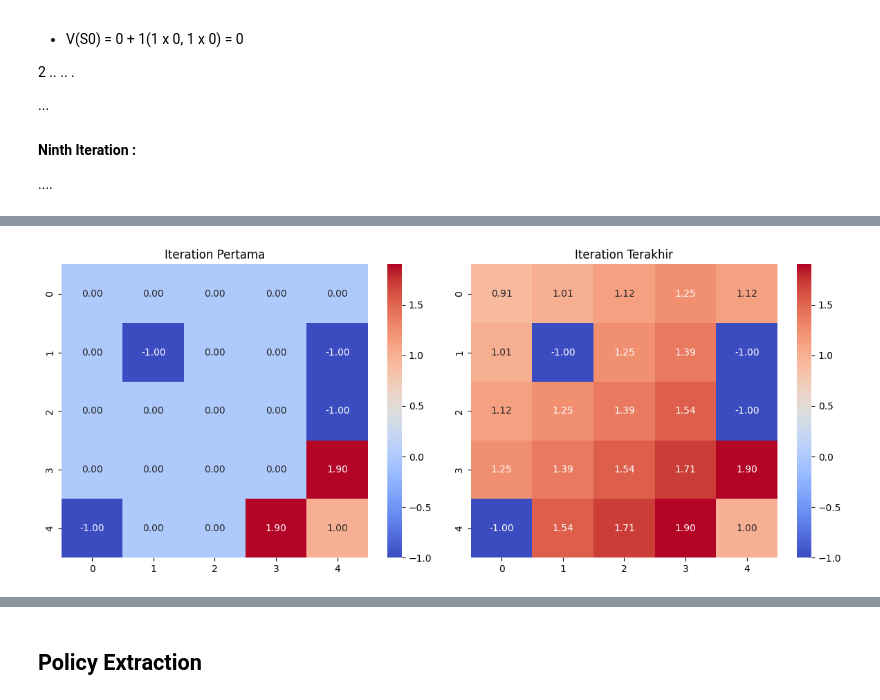
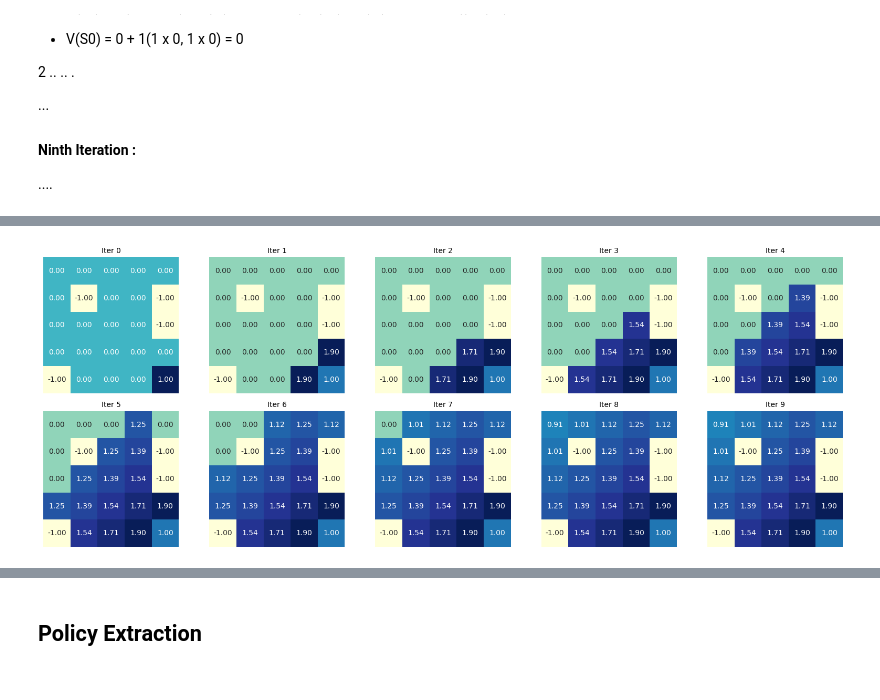
Before and after one commit to Ryanakml/Reinforcement-Learning-Concept-and-Implementation, a Jupyter notebook: RL in Math.ipynb, the cells around one changed output, grey strips where cells are left out. Saved outputs shown, nothing was run; the diff lists cells and outputs as text; code cells hidden in the pictures.

```diff
--- a/RL in Math.ipynb
+++ b/RL in Math.ipynb
@@ -610,89 +439,18 @@ full_df
 # %%
-import pandas as pd
-import numpy as np
+import seaborn as sns
 import matplotlib.pyplot as plt
-import seaborn as sns
 
-# Environment setup
-actions = ['up', 'down', 'left', 'right']
-goal_state = 24
-hole_states = [6, 9, 14, 20]
-gamma = 0.9  # discount factor
-theta = 1e-4  # threshold for convergence
+# Load the value iteration result
+df = pd.read_csv("assets/value_iteration.csv", index_col=0)
 
-# Mapping from index to coordinates
-def index_to_coords(index):
-    return index // 5 + 1, index % 5 + 1  # (row, col) in 1-based index
-
-def coords_to_index(row, col):
-    return (row - 1) * 5 + (col - 1)
-
-# Transition model
-def get_next_state(state, action):
-    row, col = index_to_coords(state)
-    if action == 'up':
-        row -= 1
-    elif action == 'down':
-        row += 1
-    elif action == 'left':
-        col -= 1
-    elif action == 'right':
-        col += 1
-
-    if 1 <= row <= 5 and 1 <= col <= 5:
-        return coords_to_index(row, col)
-    else:
-        return state  # invalid move results in staying in same state
-
-# Initialize value table
-V = np.zeros(25)
-V[goal_state] = 1
-for hole in hole_states:
-    V[hole] = -1
-
-# Perform Value Iteration
-iterations_dict = {}
-iteration = 0
-while True:
-    delta = 0
-    new_V = V.copy()
-    for state in range(25):
-        if state == goal_state or state in hole_states:
-            continue
-        values = []
-        for action in actions:
-            next_state = get_next_state(state, action)
-            reward = 1 if next_state == goal_state else -1 if next_state in hole_states else 0
-            values.append(1 * (reward + gamma * V[next_state]))  # probability = 1
-        new_V[state] = max(values)
-        delta = max(delta, abs(V[state] - new_V[state]))
-    V = new_V
-    # Store the values in a dict with state labels as rows
-    row_labels = [f"S{state}({index_to_coords(state)[0]},{index_to_coords(state)[1]})" for state in range(25)]
-    iterations_dict[iteration] = {label: round(V[i], 4) for i, label in enumerate(row_labels)}
-
-    iteration += 1
-    if delta < theta:
-        break
-
-# Ambil iteration pertama dan terakhir
-first_iteration_values = list(iterations_dict[0].values())
-last_iteration_values = list(iterations_dict[max(iterations_dict.keys())].values())
-
-# Ubah list menjadi grid 5x5
-first_grid = np.array(first_iteration_values).reshape(5, 5)
-last_grid = np.array(last_iteration_values).reshape(5, 5)
-
-# Buat heatmap
-fig, axes = plt.subplots(1, 2, figsize=(12, 5))
-
-sns.heatmap(first_grid, annot=True, fmt=".2f", cmap="coolwarm", ax=axes[0])
-axes[0].set_title("Iteration Pertama")
-
-sns.heatmap(last_grid, annot=True, fmt=".2f", cmap="coolwarm", ax=axes[1])
-axes[1].set_title("Iteration Terakhir")
+# Plotting
+fig, axes = plt.subplots(2, 5, figsize=(16, 6))
+for ax, col in zip(axes.flat, df.columns):
+    sns.heatmap(df[col].values.reshape(5, 5), annot=True, cmap='YlGnBu', fmt='.2f',
+                cbar=False, xticklabels=False, yticklabels=False, square=True, ax=ax)
+    ax.set_title(f'Iter {col}', fontsize=10)
 
 plt.tight_layout()
 plt.show()
 # %% [output]
-[figure, old version]
+[figure, new version]
```
Also changed, not shown: parts of 5 cells of this notebook, 5 other files.
